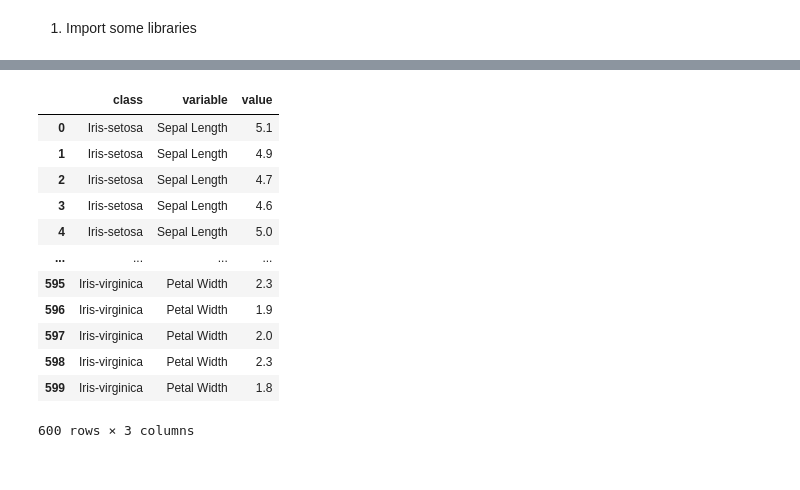
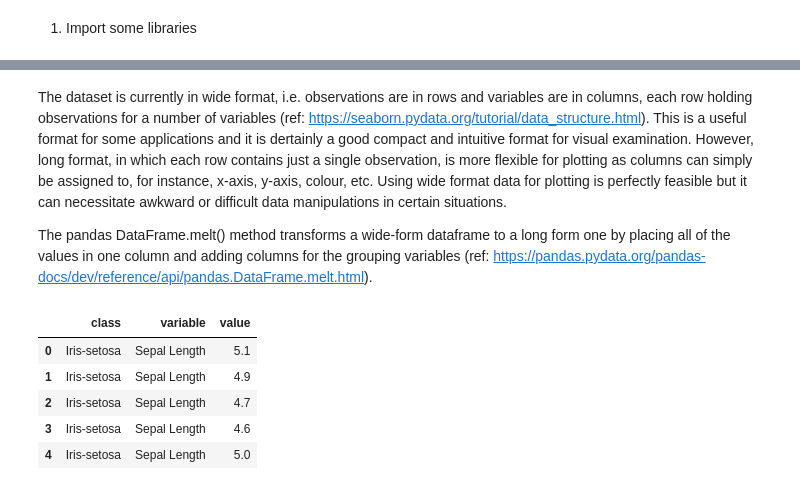
Before and after one commit to fod/pands-project2021, a Jupyter notebook: iris_analysis.ipynb, the cells around one changed output, grey strips where cells are left out. Saved outputs shown, nothing was run; the diff lists cells and outputs as text; code cells hidden in the pictures.

```diff
--- a/iris_analysis.ipynb
+++ b/iris_analysis.ipynb
@@ -36,17 +44,14 @@ sns.histplot(data=iris[iris["class"] == "Iris-setosa"], x="Petal Width", multipl
+# %% [markdown]
+The dataset is currently in wide format, i.e. observations are in rows and variables are in columns, each row holding observations for a number of variables (ref: https://seaborn.pydata.org/tutorial/data_structure.html). This is a useful format for some applications and it is dertainly a good compact and intuitive format for visual examination. However, long format, in which each row contains just a single observation, is more flexible for plotting as columns can simply be assigned to, for instance, x-axis, y-axis, colour, etc. Using wide format data for plotting is perfectly feasible but it can necessitate awkward or difficult data manipulations in certain situations.
+
+The pandas DataFrame.melt() method transforms a wide-form dataframe to a long form one by placing all of the values in one column and adding columns for the grouping variables (ref: https://pandas.pydata.org/pandas-docs/dev/reference/api/pandas.DataFrame.melt.html).
 # %%
-iris_melt = iris.melt(value_vars=["Sepal Length", "Sepal Width", "Petal Length", "Petal Width"], id_vars="class")
-iris_melt
+iris_long = iris.melt(value_vars=["Sepal Length", "Sepal Width", "Petal Length", "Petal Width"], id_vars="class")
+iris_long.head()
 # %% [output]
 |  | class | variable | value |
 | 0 | Iris-setosa | Sepal Length | 5.1 |
 | 1 | Iris-setosa | Sepal Length | 4.9 |
 | 2 | Iris-setosa | Sepal Length | 4.7 |
 | 3 | Iris-setosa | Sepal Length | 4.6 |
 | 4 | Iris-setosa | Sepal Length | 5.0 |
-| ... | ... | ... | ... |
-| 595 | Iris-virginica | Petal Width | 2.3 |
-| 596 | Iris-virginica | Petal Width | 1.9 |
-| 597 | Iris-virginica | Petal Width | 2.0 |
-| 598 | Iris-virginica | Petal Width | 2.3 |
-| 599 | Iris-virginica | Petal Width | 1.8 |
-600 rows × 3 columns
```
Also changed, not shown: parts of 19 cells of this notebook.
